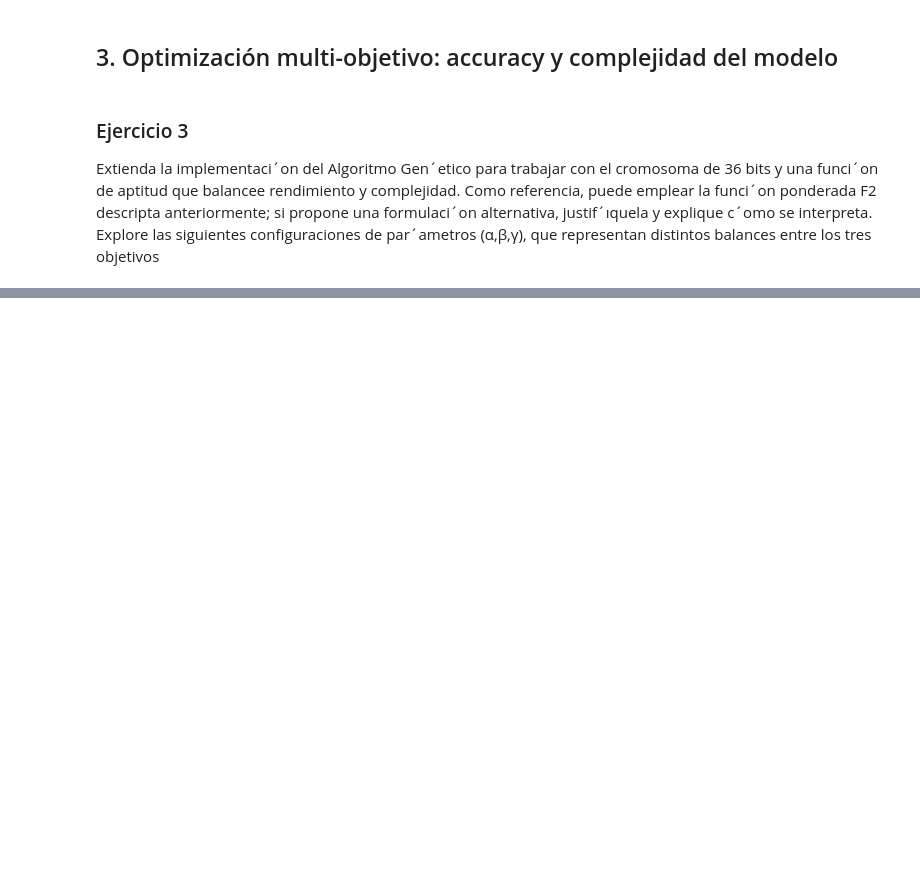
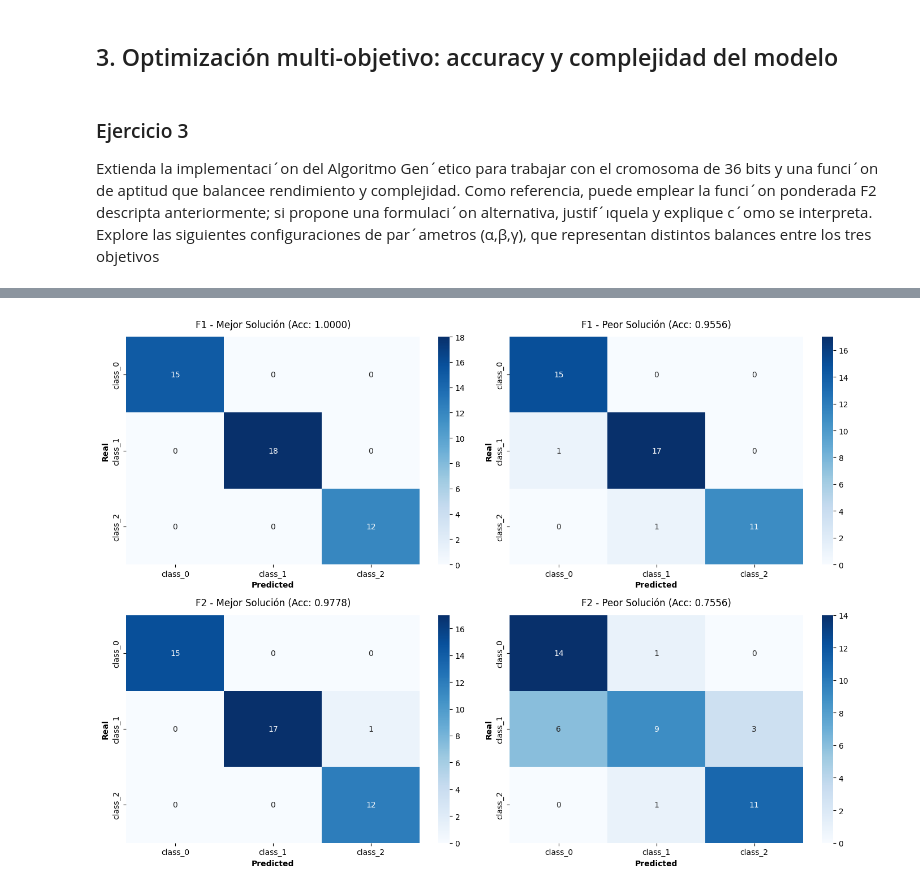
Before and after one commit to jjuradok/metaheuristicas-2026, a Jupyter notebook: ejes_1.ipynb, the cells around one changed output, grey strips where cells are left out. Cells and saved outputs as stored; diff of their text form; code cells hidden in the pictures; blank space fills up the shorter version.

```diff
--- a/ejes_1.ipynb
+++ b/ejes_1.ipynb
@@ -888,0 +955,15 @@ display(df_e3)
+# %%
+results_f1, results_f2 = [], []
+#para usar pandas kfdjf
+
+for s, chrom in zip(seeds, chromosomes_f1):
+    acc, cm, arch, _ = evaluate_chromosome(chrom, X_train_scaled, y_train, X_test_scaled, y_test, False)
+    results_f1.append({'Semilla': s, 'Accuracy': acc, 'Arquitectura': str(arch), 'Matriz': cm})
+    #voy a armar columnas semilla, acc, arquitectura, y la matriz de confusion
+
+for s, chrom in zip(seeds, chromosomes_f2):
+    acc, cm, arch, mask = evaluate_chromosome(chrom, X_train_scaled, y_train, X_test_scaled, y_test, True)
+    results_f2.append({'Semilla': s, 'Accuracy': acc, 'Arquitectura': str(arch), 'K': len(mask), 'Mascara': mask, 'Matriz': cm})
+    #aca lo mismo, pero con la cantidad de variables usadas
+
+df_f1, df_f2 = pd.DataFrame(results_f1), pd.DataFrame(results_f2)
@@ -888,0 +1036,30 @@ display(df_e3)
+# %%
+#el mejorcito y el peorcito
+best_f1_idx = df_f1['Accuracy'].idxmax()
+worst_f1_idx = df_f1['Accuracy'].idxmin()
+
+best_f2_idx = df_f2['Accuracy'].idxmax()
+worst_f2_idx = df_f2['Accuracy'].idxmin()
+
+# Mapeo de diccionarios para iteración eficiente
+matrices = {
+    f"F1 - Mejor Solución (Acc: {df_f1.loc[best_f1_idx, 'Accuracy']:.4f})": df_f1.loc[best_f1_idx, 'Matriz'],
+    f"F1 - Peor Solución (Acc: {df_f1.loc[worst_f1_idx, 'Accuracy']:.4f})": df_f1.loc[worst_f1_idx, 'Matriz'],
+    f"F2 - Mejor Solución (Acc: {df_f2.loc[best_f2_idx, 'Accuracy']:.4f})": df_f2.loc[best_f2_idx, 'Matriz'],
+    f"F2 - Peor Solución (Acc: {df_f2.loc[worst_f2_idx, 'Accuracy']:.4f})": df_f2.loc[worst_f2_idx, 'Matriz']
+}
+
+fig, axes = plt.subplots(2, 2, figsize=(14, 10))
+for ax, (title, cm) in zip(axes.flatten(), matrices.items()):
+    sns.heatmap(cm, annot=True, fmt='d', cmap='Blues',
+                xticklabels=df_wine.target_names,
+                yticklabels=df_wine.target_names,
+                ax=ax)
+    ax.set_xlabel("Predicted", fontweight='bold')
+    ax.set_ylabel("Real", fontweight='bold')
+    ax.set_title(title, pad=12)
+
+plt.tight_layout()
+plt.show()
+# %% [output]
+[figure, added]
```
Also changed, not shown: parts of 23 cells of this notebook.
